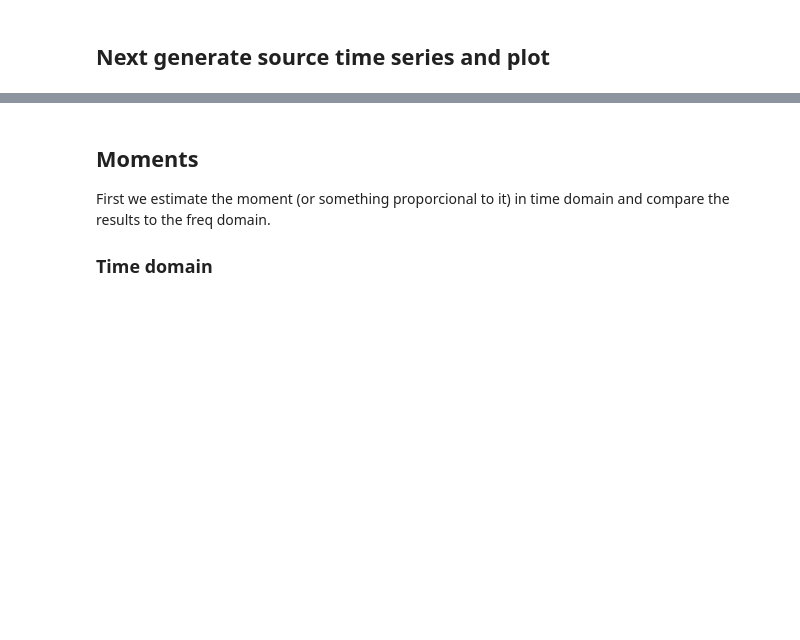
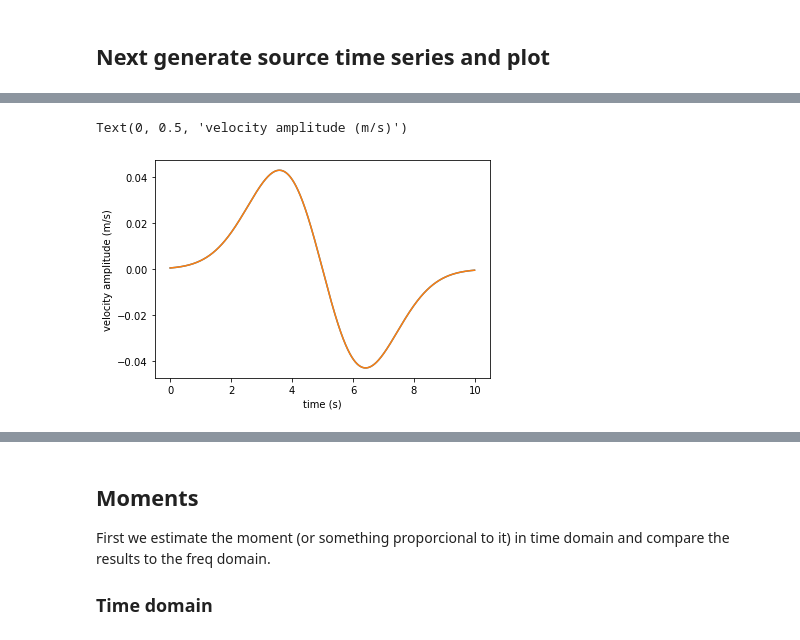
Before and after one commit to seismopy/mopy, a Jupyter notebook: docs/notebooks/source_model.ipynb, the cells around one changed output, grey strips where cells are left out. Saved outputs shown, nothing was run; the diff lists cells and outputs as text; code cells hidden in the pictures; blank space fills up the shorter version.

```diff
--- a/docs/notebooks/source_model.ipynb
+++ b/docs/notebooks/source_model.ipynb
@@ -50,4 +70,11 @@ plt.ylabel('displacement amplitude (m)')
+# %%
+fact = 2*t - 2*b
+source_vel_eq = -a*fact*np.exp(exp)/denom
 # %%
 plt.plot(x, source_vel)
+plt.plot(t, source_vel_eq)
 plt.xlabel('time (s)')
-plt.ylabel('velocity amplitude (m)')
+plt.ylabel('velocity amplitude (m/s)')
+# %% [output]
+Text(0, 0.5, 'velocity amplitude (m/s)')
+[figure, added]
```
Also changed, not shown: parts of 10 cells of this notebook, 7 other files.
